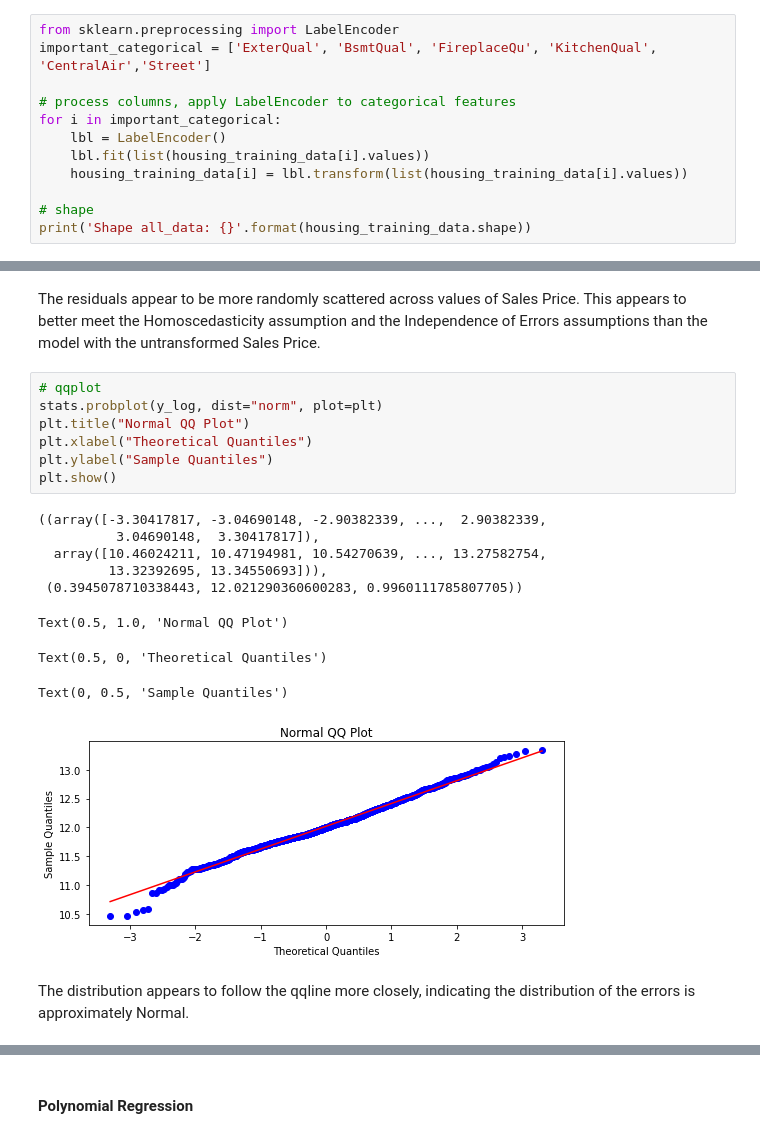
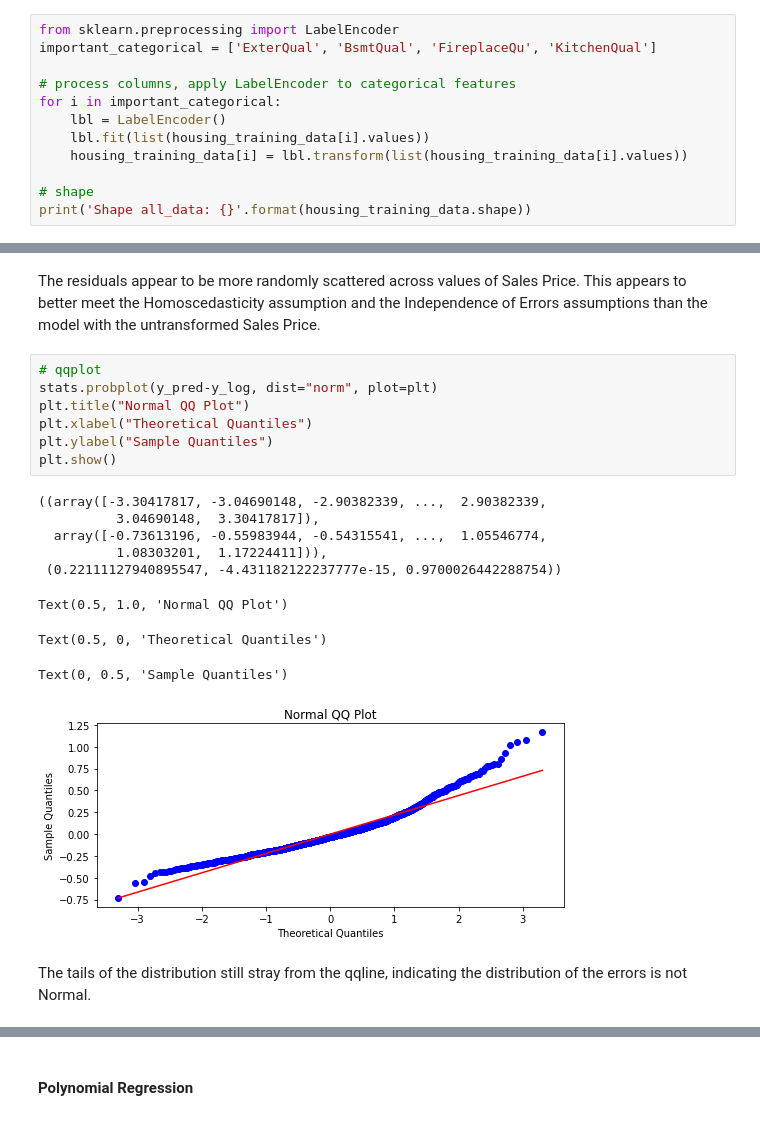
Before and after one commit to Steve-Desilets/MSDS-422-Module-2-Assignment, a Jupyter notebook: Module 2 Assignment - Group 3.ipynb, the cells around one changed output, grey strips where cells are left out. Cells and saved outputs as stored; diff of their text form.

```diff
--- a/Module 2 Assignment - Group 3.ipynb
+++ b/Module 2 Assignment - Group 3.ipynb
@@ -498,7 +498,7 @@ group1 group2   meandiff   p-adj     lower        upper     reject
 Encode important categorical variables
 # %%
 from sklearn.preprocessing import LabelEncoder
-important_categorical = ['ExterQual', 'BsmtQual', 'FireplaceQu', 'KitchenQual', 'CentralAir','Street']
+important_categorical = ['ExterQual', 'BsmtQual', 'FireplaceQu', 'KitchenQual']
 
 # process columns, apply LabelEncoder to categorical features
 for i in important_categorical:
@@ -709,20 +709,20 @@ sns.residplot(x=y_log, y=y_pred)
 The residuals appear to be more randomly scattered across values of Sales Price. This appears to better meet the Homoscedasticity assumption and the Independence of Errors assumptions than the model with the untransformed Sales Price.
 # %%
 # qqplot
-stats.probplot(y_log, dist="norm", plot=plt)
+stats.probplot(y_pred-y_log, dist="norm", plot=plt)
 plt.title("Normal QQ Plot")
 plt.xlabel("Theoretical Quantiles")
 plt.ylabel("Sample Quantiles")
 plt.show()
 # %% [output]
 ((array([-3.30417817, -3.04690148, -2.90382339, ...,  2.90382339,
           3.04690148,  3.30417817]),
-  array([10.46024211, 10.47194981, 10.54270639, ..., 13.27582754,
-         13.32392695, 13.34550693])),
- (0.3945078710338443, 12.021290360600283, 0.9960111785807705))
+  array([-0.73613196, -0.55983944, -0.54315541, ...,  1.05546774,
+          1.08303201,  1.17224411])),
+ (0.22111127940895547, -4.431182122237777e-15, 0.9700026442288754))
 Text(0.5, 1.0, 'Normal QQ Plot')
 Text(0.5, 0, 'Theoretical Quantiles')
 Text(0, 0.5, 'Sample Quantiles')
-[figure, old version]
+[figure, new version]
 # %% [markdown]
-The distribution appears to follow the qqline more closely, indicating the distribution of the errors is approximately Normal.
+The tails of the distribution still stray from the qqline, indicating the distribution of the errors is not Normal.
```
Also changed, not shown: parts of 52 cells of this notebook.
